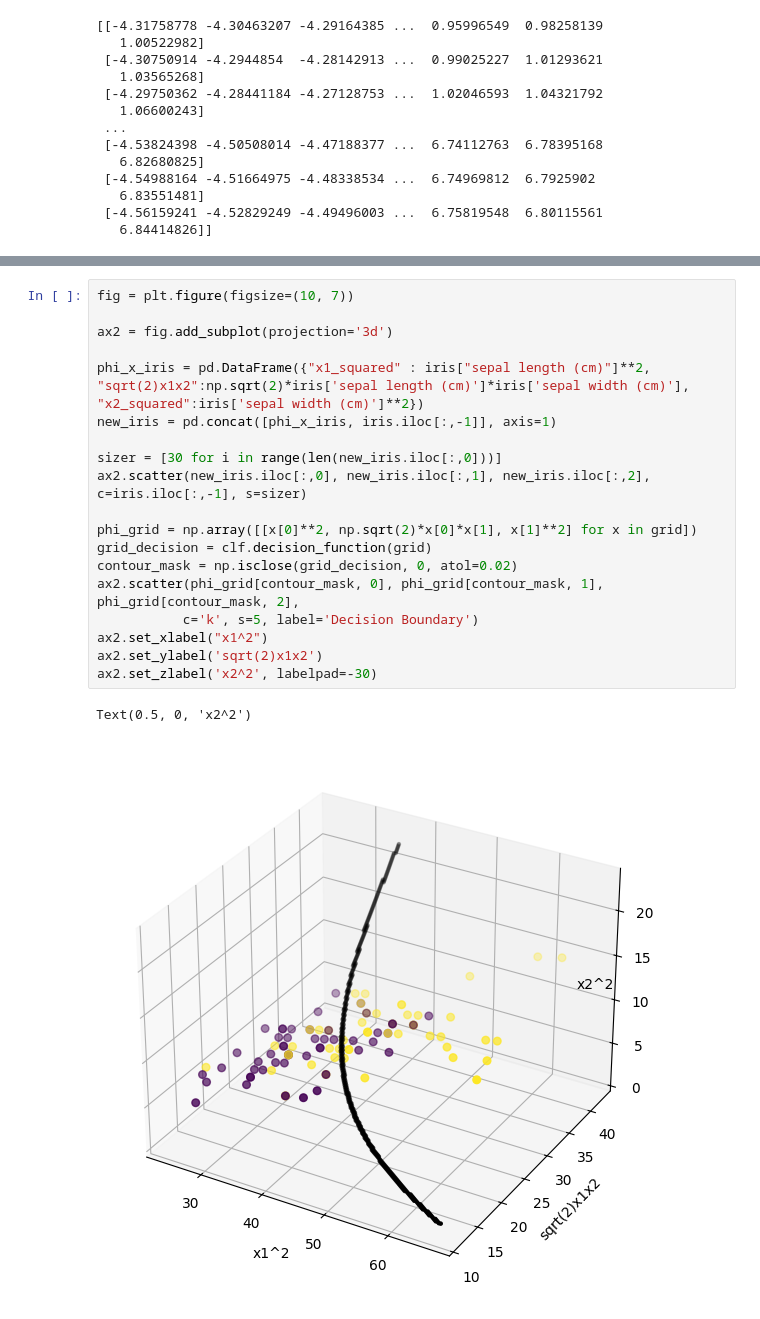
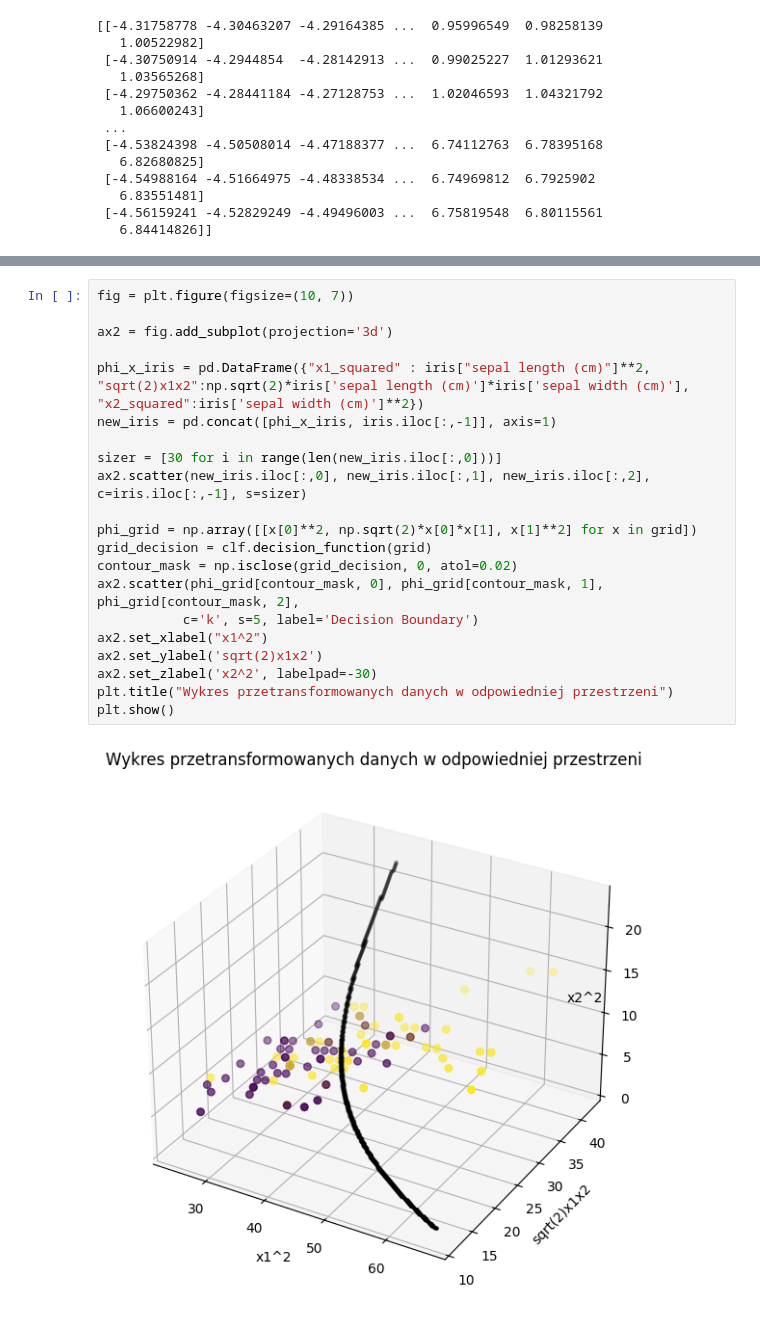
Before and after one commit to kaluznys/uczenie_maszynowe_UW, a Jupyter notebook: praca_domowa5_uw.ipynb, the cells around one changed output, grey strips where cells are left out. Saved outputs shown, nothing was run; the diff lists cells and outputs as text.

```diff
--- a/praca_domowa5_uw.ipynb
+++ b/praca_domowa5_uw.ipynb
@@ -131,25 +137,26 @@ plt.show()
 # %%
 fig = plt.figure(figsize=(10, 7))
 
 ax2 = fig.add_subplot(projection='3d')
 
 phi_x_iris = pd.DataFrame({"x1_squared" : iris["sepal length (cm)"]**2, "sqrt(2)x1x2":np.sqrt(2)*iris['sepal length (cm)']*iris['sepal width (cm)'], "x2_squared":iris['sepal width (cm)']**2})
 new_iris = pd.concat([phi_x_iris, iris.iloc[:,-1]], axis=1)
 
 sizer = [30 for i in range(len(new_iris.iloc[:,0]))]
 ax2.scatter(new_iris.iloc[:,0], new_iris.iloc[:,1], new_iris.iloc[:,2], c=iris.iloc[:,-1], s=sizer)
 
 phi_grid = np.array([[x[0]**2, np.sqrt(2)*x[0]*x[1], x[1]**2] for x in grid])
 grid_decision = clf.decision_function(grid)
 contour_mask = np.isclose(grid_decision, 0, atol=0.02)
 ax2.scatter(phi_grid[contour_mask, 0], phi_grid[contour_mask, 1], phi_grid[contour_mask, 2],
            c='k', s=5, label='Decision Boundary')
 ax2.set_xlabel("x1^2")
 ax2.set_ylabel('sqrt(2)x1x2')
 ax2.set_zlabel('x2^2', labelpad=-30)
+plt.title("Wykres przetransformowanych danych w odpowiedniej przestrzeni")
+plt.show()
 # %% [output]
-Text(0.5, 0, 'x2^2')
-[figure, old version]
+[figure, new version]
 # %%
 from mpl_toolkits.mplot3d import Axes3D
 plt.subplots_adjust(left=0.1, right=0.9, top=0.9, bottom=0.1)
```
Also changed, not shown: parts of 9 cells of this notebook.
